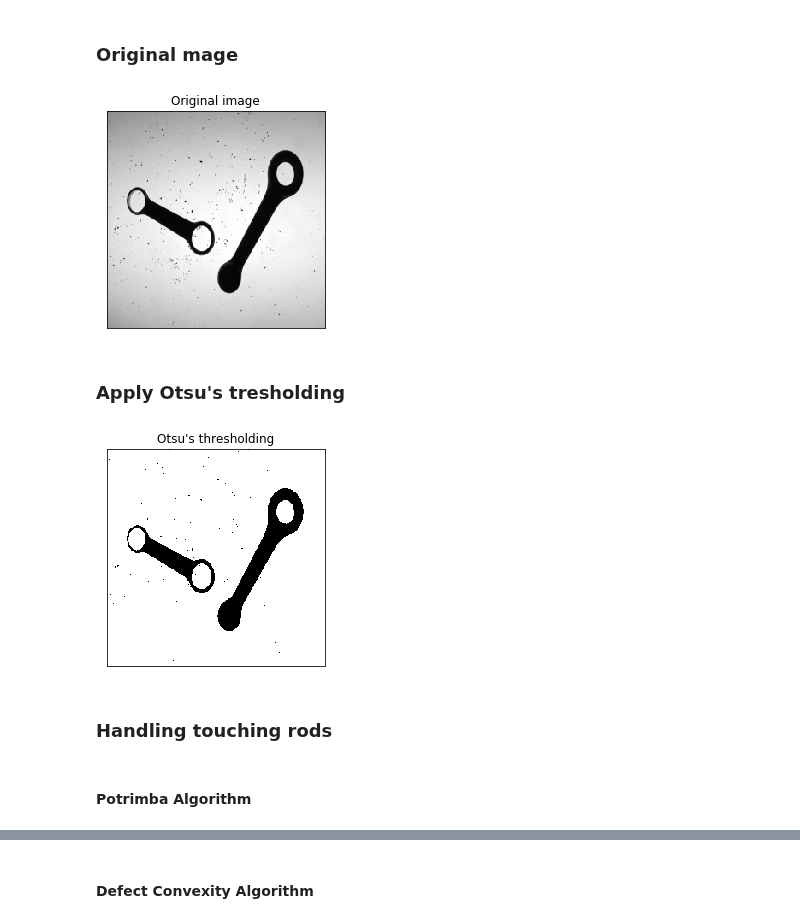
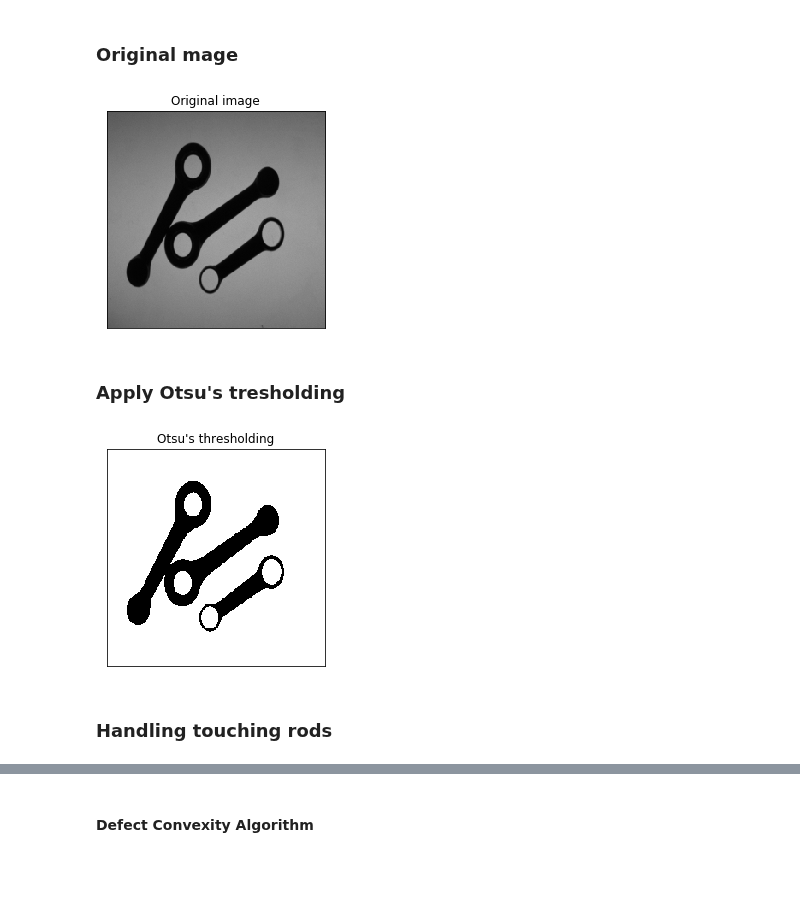
Before and after one commit to pptr3/connecting-rods, a Jupyter notebook: Connecting Rods.ipynb, the cells around one changed output, grey strips where cells are left out. Drawn from its saved outputs; the diff is of its cells as text; code cells hidden in the pictures; blank space fills up the shorter version.

Commit message:
delete my algorithm

```diff
--- a/Connecting Rods.ipynb
+++ b/Connecting Rods.ipynb
@@ -103,19 +66,19 @@ def defect_convexity_algorithm(imgf):
 # %%
 import cv2 as cv
 import numpy as np
 from matplotlib import pyplot as plt
 from scipy.spatial import distance
 import math
 
 plt.figure(figsize=(4,4))
 
-original_img = cv.imread('testImages/TESI98.BMP', 0)
+original_img = cv.imread('testImages/TESI50.BMP', 0)
 img = original_img.copy()
 plt.imshow(img, cmap='gray',vmin=0,vmax=255)
 plt.title('Original image'), plt.xticks([]), plt.yticks([])
 plt.show()
 # %% [output]
-[figure, old version]
+[figure, new version]
 # %% [markdown]
 ### Apply Otsu's tresholding
 # %%
@@ -124,8 +87,6 @@ plt.imshow(otsu_img,cmap = 'gray')
 plt.title('Otsu\'s thresholding'), plt.xticks([]), plt.yticks([])
 plt.show()
 # %% [output]
-[figure, old version]
+[figure, new version]
 # %% [markdown]
 ### Handling touching rods
-# %% [markdown]
-#### Potrimba Algorithm
```
Also changed, not shown: parts of 7 cells of this notebook.
